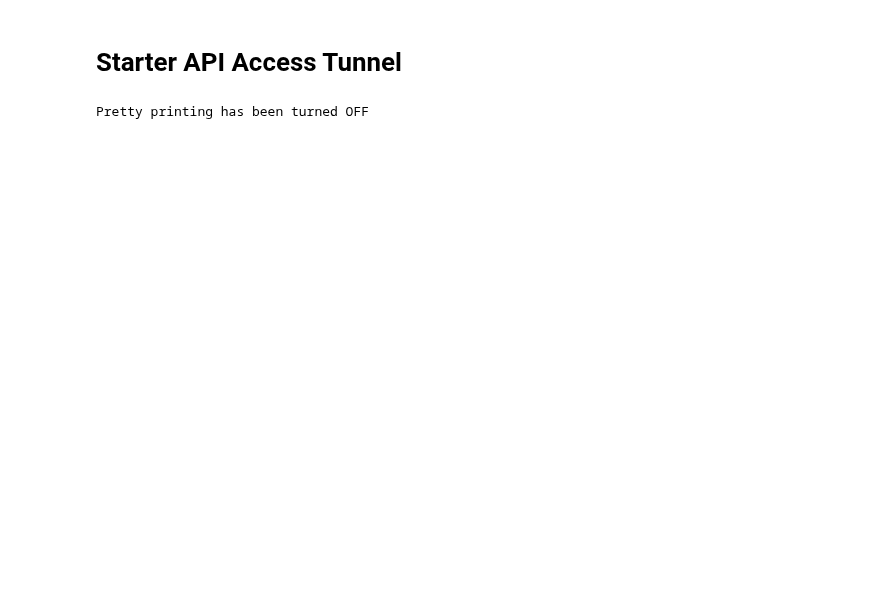
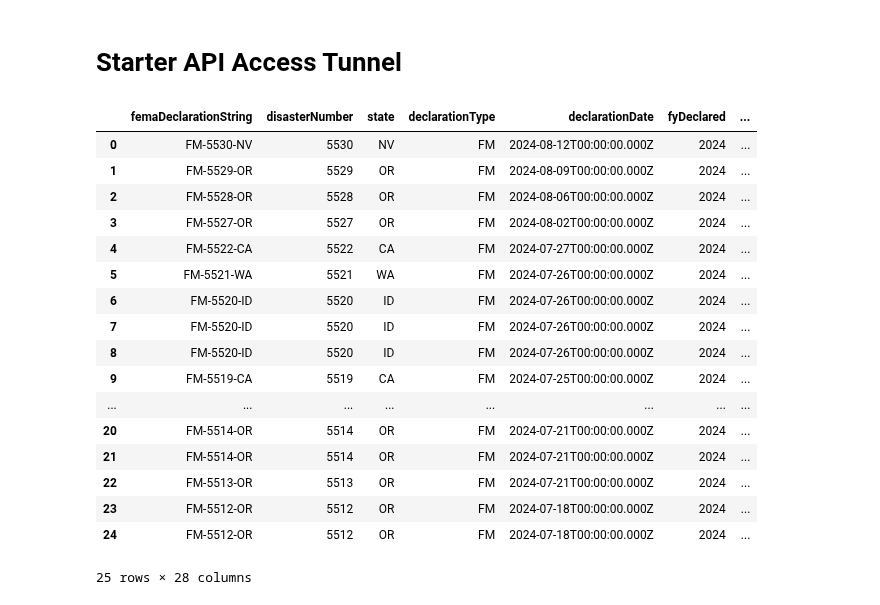
Before and after one commit to Neelka96/HavocMapper, a Jupyter notebook: data_tunnel.ipynb, the cells around one changed output. Cells and saved outputs as stored; diff of their text form; code cells hidden in the pictures; blank space fills up the shorter version.

```diff
--- a/data_tunnel.ipynb
+++ b/data_tunnel.ipynb
@@ -21,4 +11,22 @@ fema_response = requests.get(disaster_API).json()
-# %%
-pprint(fema_response)
-# %% [output]
-Pretty printing has been turned OFF
+# %%
+fema_disasters = pd.read_csv('DisasterDeclarationsSummaries.csv', low_memory = False)
+fema_disasters.head(25)
+# %% [output]
+|  | femaDeclarationString | disasterNumber | state | declarationType | declarationDate | fyDeclared | ... |
+| 0 | FM-5530-NV | 5530 | NV | FM | 2024-08-12T00:00:00.000Z | 2024 | ... |
+| 1 | FM-5529-OR | 5529 | OR | FM | 2024-08-09T00:00:00.000Z | 2024 | ... |
+| 2 | FM-5528-OR | 5528 | OR | FM | 2024-08-06T00:00:00.000Z | 2024 | ... |
+| 3 | FM-5527-OR | 5527 | OR | FM | 2024-08-02T00:00:00.000Z | 2024 | ... |
+| 4 | FM-5522-CA | 5522 | CA | FM | 2024-07-27T00:00:00.000Z | 2024 | ... |
+| 5 | FM-5521-WA | 5521 | WA | FM | 2024-07-26T00:00:00.000Z | 2024 | ... |
+| 6 | FM-5520-ID | 5520 | ID | FM | 2024-07-26T00:00:00.000Z | 2024 | ... |
+| 7 | FM-5520-ID | 5520 | ID | FM | 2024-07-26T00:00:00.000Z | 2024 | ... |
+| 8 | FM-5520-ID | 5520 | ID | FM | 2024-07-26T00:00:00.000Z | 2024 | ... |
+| 9 | FM-5519-CA | 5519 | CA | FM | 2024-07-25T00:00:00.000Z | 2024 | ... |
+| ... | ... | ... | ... | ... | ... | ... | ... |
+| 20 | FM-5514-OR | 5514 | OR | FM | 2024-07-21T00:00:00.000Z | 2024 | ... |
+| 21 | FM-5514-OR | 5514 | OR | FM | 2024-07-21T00:00:00.000Z | 2024 | ... |
+| 22 | FM-5513-OR | 5513 | OR | FM | 2024-07-21T00:00:00.000Z | 2024 | ... |
+| 23 | FM-5512-OR | 5512 | OR | FM | 2024-07-18T00:00:00.000Z | 2024 | ... |
+| 24 | FM-5512-OR | 5512 | OR | FM | 2024-07-18T00:00:00.000Z | 2024 | ... |
+25 rows × 28 columns
```
Also changed, not shown: parts of 6 cells of this notebook.
